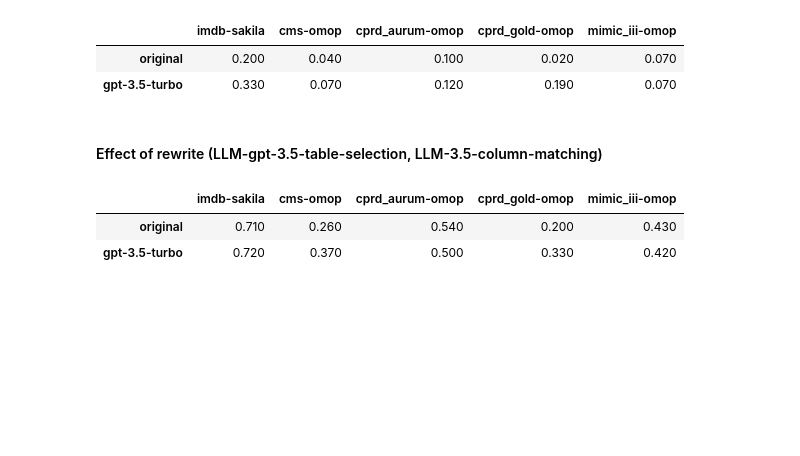
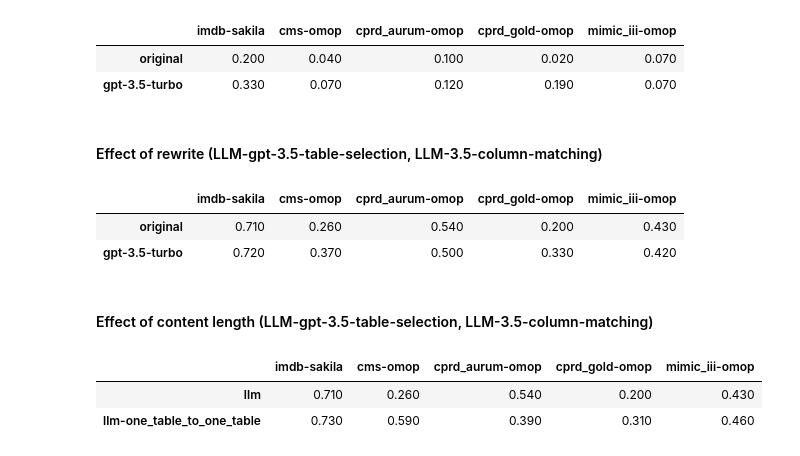
Before and after one commit to knowledge-fusion/LLMatch, a Jupyter notebook: workspace.ipynb, the cells around one changed output. Drawn from its saved outputs; the diff is of its cells as text; code cells hidden in the pictures; blank space fills up the shorter version.

```diff
--- a/workspace.ipynb
+++ b/workspace.ipynb
@@ -138,3 +136,12 @@ main_result
 |  | imdb-sakila | cms-omop | cprd_aurum-omop | cprd_gold-omop | mimic_iii-omop |
 | original | 0.710 | 0.260 | 0.540 | 0.200 | 0.430 |
 | gpt-3.5-turbo | 0.720 | 0.370 | 0.500 | 0.330 | 0.420 |
+# %%
+main_result = effect_of_context_length(llm='gpt-3.5-turbo')
+display(Markdown("#### Effect of content length (LLM-gpt-3.5-table-selection, LLM-3.5-column-matching)"))
+main_result
+# %% [output]
+#### Effect of content length (LLM-gpt-3.5-table-selection, LLM-3.5-column-matching)
+|  | imdb-sakila | cms-omop | cprd_aurum-omop | cprd_gold-omop | mimic_iii-omop |
+| llm | 0.710 | 0.260 | 0.540 | 0.200 | 0.430 |
+| llm-one_table_to_one_table | 0.730 | 0.590 | 0.390 | 0.310 | 0.460 |
```
Also changed, not shown: parts of 7 cells of this notebook, 6 other files.
